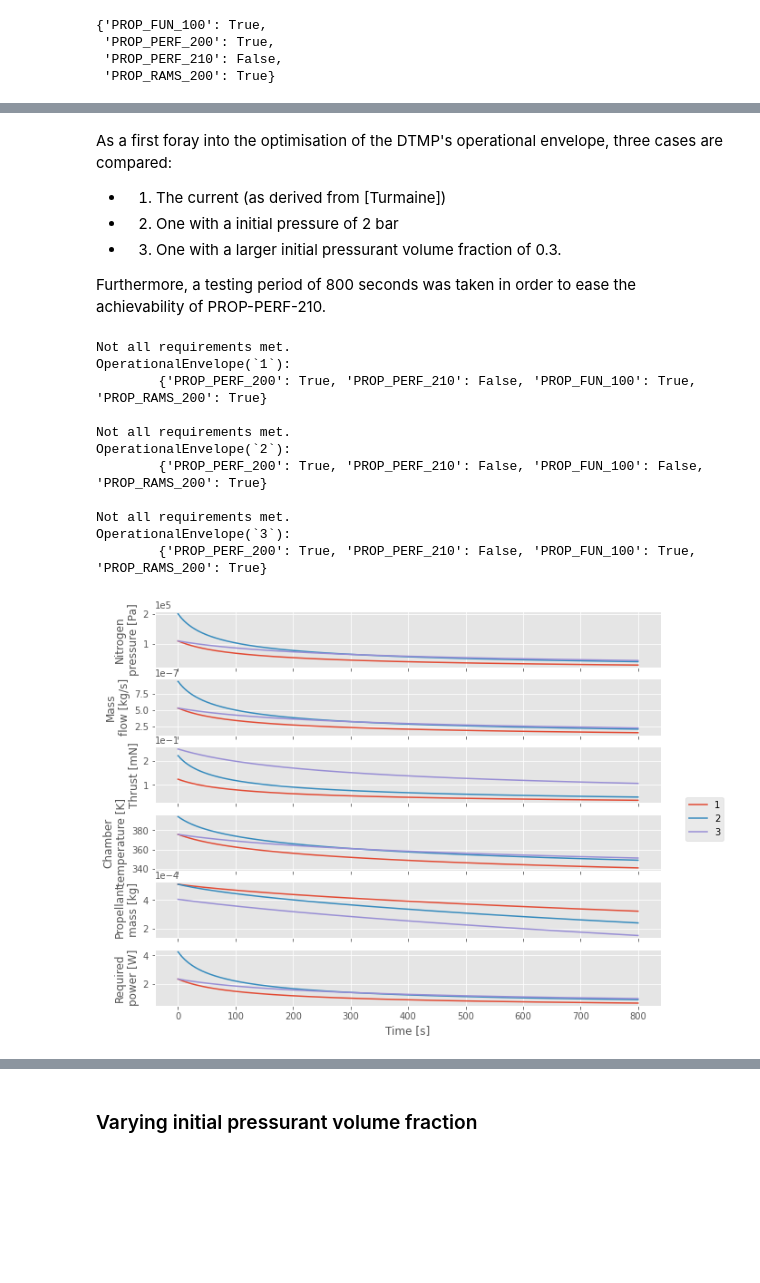
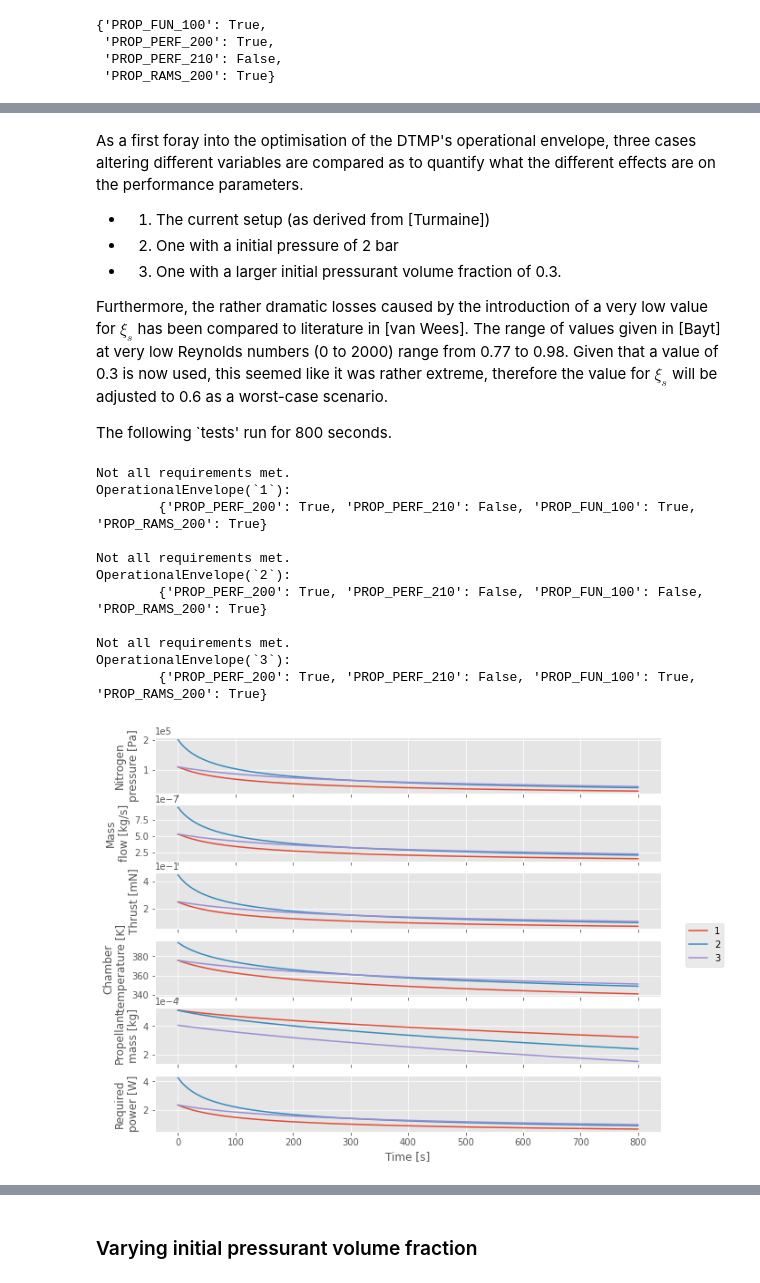
Before and after one commit to wdoppenberg/mp-operational-envelope, a Jupyter notebook: OperationalEnvelope.ipynb, the cells around one changed output, grey strips where cells are left out. Cells and saved outputs as stored; diff of their text form; code cells hidden in the pictures; blank space fills up the shorter version.

```diff
--- a/OperationalEnvelope.ipynb
+++ b/OperationalEnvelope.ipynb
@@ -450,61 +458,63 @@ One important parameter that is not found here is the input power $P_{req}$, but
 # %% [markdown]
-As a first foray into the optimisation of the DTMP's operational envelope, three cases are compared:
+As a first foray into the optimisation of the DTMP's operational envelope, three cases altering different variables are compared as to quantify what the different effects are on the performance parameters.
 
-* 1. The current (as derived from [Turmaine])
+* 1. The current setup (as derived from [Turmaine])
 * 2. One with a initial pressure of 2 bar
 * 3. One with a larger initial pressurant volume fraction of 0.3.
 
-Furthermore, a testing period of 800 seconds was taken in order to ease the achievability of PROP-PERF-210.
+Furthermore, the rather dramatic losses caused by the introduction of a very low value for $\xi_s$ has been compared to literature in [van Wees]. The range of values given in [Bayt] at very low Reynolds numbers (0 to 2000) range from 0.77 to 0.98. Given that a value of 0.3 is now used, this seemed like it was rather extreme, therefore the value for $\xi_s$ will be adjusted to 0.6 as a worst-case scenario.
+
+The following `tests' run for 800 seconds.
 # %%
 input_vars1 = dict(
     l_tube=0.3,
     d_tube=1.57e-3,
-    propellant=c.Water,
+    propellant=Water,
     p_0=1.1e5,
     V_fraction=0.12,
     C_d=0.66,
-    xi_s=0.3
+    xi_s=0.6
 )
 
 input_vars2 = dict(
     l_tube=0.3,
     d_tube=1.57e-3,
-    propellant=c.Water,
+    propellant=Water,
     p_0=2e5,
     V_fraction=0.12,
     C_d=0.66,
-    xi_s=0.3
+    xi_s=0.6
 )
 
 input_vars3 = dict(
     l_tube=0.3,
     d_tube=1.57e-3,
-    propellant=c.Water,
+    propellant=Water,
     p_0=1.1e5,
     V_fraction=0.3,
     C_d=0.66,
     xi_s=0.6
 )
 
 oe1 = OperationalEnvelope(input_vars1, name='1')
 oe2 = OperationalEnvelope(input_vars2, name='2')
 oe3 = OperationalEnvelope(input_vars3, name='3')
 
 dt, t_end = 0.1, 800
 ex = Experiment(oe1, oe2, oe3)
 
 ex.verification(dt, t_end)
 ex.comparison(dt, t_end)
 # %% [output]
 Not all requirements met.
 OperationalEnvelope(`1`):
         {'PROP_PERF_200': True, 'PROP_PERF_210': False, 'PROP_FUN_100': True, 'PROP_RAMS_200': True}
 
 Not all requirements met.
 OperationalEnvelope(`2`):
         {'PROP_PERF_200': True, 'PROP_PERF_210': False, 'PROP_FUN_100': False, 'PROP_RAMS_200': True}
 
 Not all requirements met.
 OperationalEnvelope(`3`):
         {'PROP_PERF_200': True, 'PROP_PERF_210': False, 'PROP_FUN_100': True, 'PROP_RAMS_200': True}
-[figure, old version]
+[figure, new version]
```
Also changed, not shown: parts of 13 cells of this notebook.
